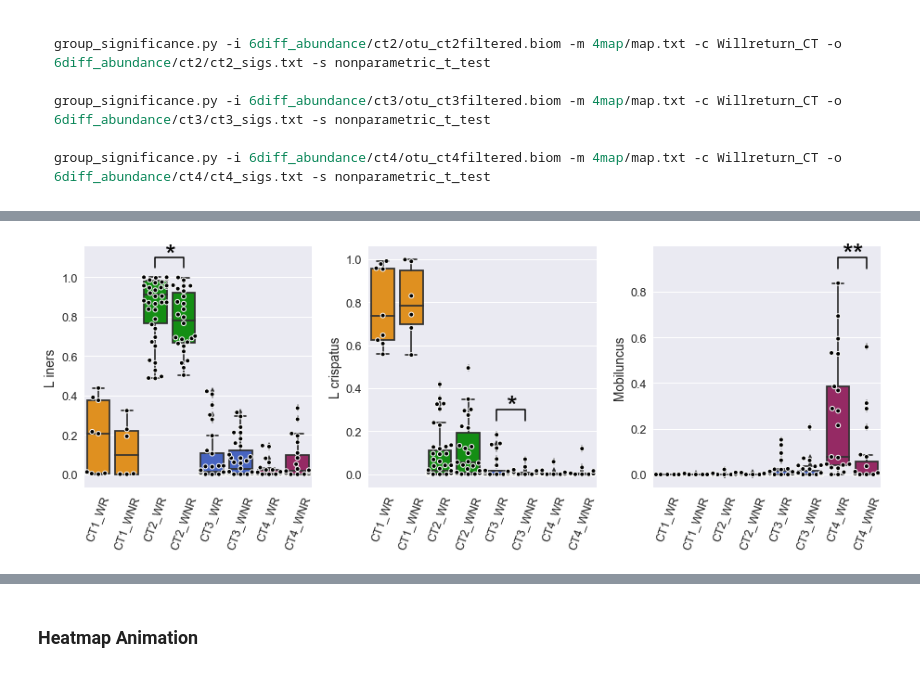
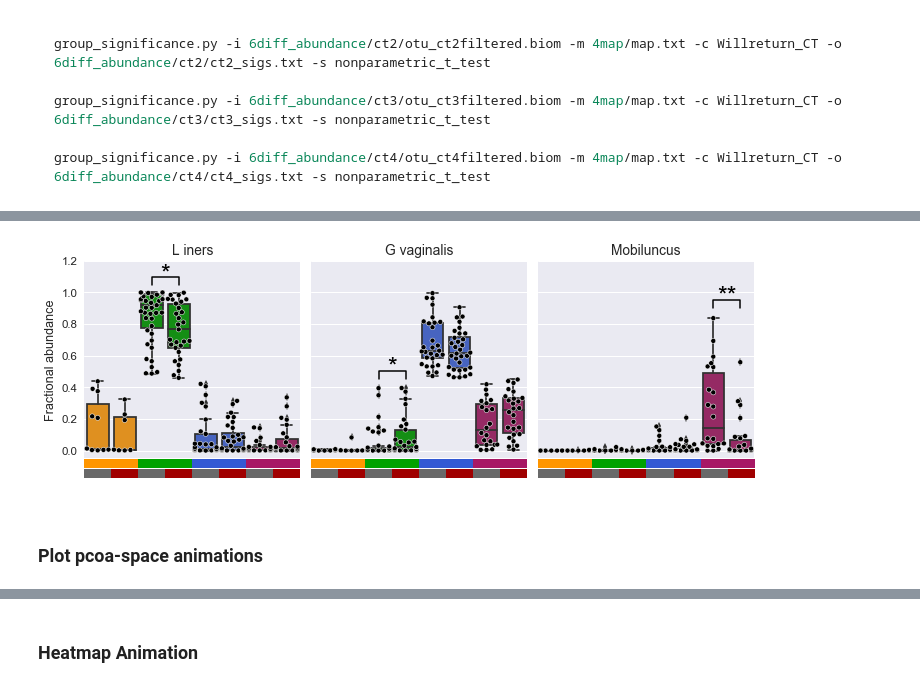
Before and after one commit to munozalexander/Cervicovaginal-Microbiome-Temporal-Dynamics, a Jupyter notebook: Markov_TaxaLevel.ipynb, the cells around one changed output, grey strips where cells are left out. Saved outputs shown, nothing was run; the diff lists cells and outputs as text; code cells hidden in the pictures.

```diff
--- a/Markov_TaxaLevel.ipynb
+++ b/Markov_TaxaLevel.ipynb
@@ -384,7 +385,7 @@ gs = gridspec.GridSpec(10, 10)
 gs.update(wspace=0, hspace=0)
 
 ct_cmap = pltcolors.ListedColormap(COLORS)
-hierarchy.set_link_color_palette([COLORS[i] for i in [3,2,0,1]])
+hierarchy.set_link_color_palette([COLORS[i] for i in [2,3,0,1]])
 ax1 = fig.add_subplot(gs[:-1, :])
 d = hierarchy.dendrogram(Z, no_labels=True, color_threshold=0.4*max(Z[:,2]), \
                          above_threshold_color='k', ax=ax1)
@@ -570,8 +587,8 @@ for t in range(timepoints):
                              edgecolors='w', \
                              s=80)
     prettify_ax(axarr[t])
-    xlabel = 'PC1 ' + str(round(float(col1),2))
-    ylabel = 'PC2 ' + str(round(float(col2),2))
+    xlabel = 'PC1 ' + str(int(float(col1)*100))+'%'
+    ylabel = 'PC2 ' + str(int(float(col2)*100))+'%'
     title = 'PCoA Timepoint ' + str(t+1)
     axarr[t].set_xlabel(xlabel, fontsize=15)
     axarr[t].set_ylabel(ylabel, fontsize=15)
@@ -1019,13 +864,12 @@ def print_sigs(ctnum, alpha=.05):
         pval = str(round(df.iloc[rownum,2],5))
         wontreturn_mean = df.iloc[rownum,:][str(ctnum)+'_wontreturn_mean']
         willreturn_mean = df.iloc[rownum,:][str(ctnum)+'_willreturn_mean']
-        if willreturn_mean < 50 and wontreturn_mean < 50:
-            pass #small abundances
-        else:
-            sigs.append(otu)
-            upwillreturn = "+" if willreturn_mean>wontreturn_mean else "-"
-            printstr = otu+' ==> '+pval+" ("+upwillreturn+")"
-            print printstr
+        if willreturn_mean < 200 and wontreturn_mean < 200:
+            continue #small abundances
+        sigs.append(otu)
+        upwillreturn = "+" if willreturn_mean>wontreturn_mean else "-"
+        printstr = otu+' ==> '+pval+" ("+upwillreturn+")"
+        print printstr
     return sigs
 
 print "Significantly different taxa with p-value and + for increased in returners, - for decreased"
@@ -1035,6 +879,7 @@ s2 = print_sigs(ctnum=2)
 s3 = print_sigs(ctnum=3)
 s4 = print_sigs(ctnum=4)
 all_significanttaxa = s1+s2+s3+s4
+all_significanttaxa = sorted(all_significanttaxa)[::-1]
 # %% [output]
 Significantly different taxa with p-value and + for increased in returners, - for decreased
 
@@ -1055,32 +900,63 @@ Actinomycetaceae Mobiluncus ==> 0.00799 (+)
 # %%
 # construct dataframe with siginificant taxa abundances and return status
 taxadf = deepcopy(fracotu[all_significanttaxa])
 taxadf['Willreturn_CT'] = deepcopy(map_df).set_index('#SampleID').Willreturn_CT.loc[taxadf.index]
 taxadf = taxadf.drop(taxadf[taxadf.Willreturn_CT=='NA'].index)
 
 # plot
-sns.set(font_scale=1.25)
-fig, axes = plt.subplots(1,3,figsize=(13,5))
-for e,a in enumerate(fig.axes):
-    sigtaxa = all_significanttaxa[e]
+sns.set(font_scale=1.15)
+fig = plt.figure(figsize=(12,4))
+gs = gridspec.GridSpec(3, 3, height_ratios=[20,1,1])
+gs.update(wspace=0.05, hspace=0)
+for e,sigtaxa in enumerate(all_significanttaxa):
+    a = fig.add_subplot(gs[0,e])
     sns.boxplot(x='Willreturn_CT', y=sigtaxa, data=taxadf, palette=np.repeat(COLORS,2), ax=a, \
                 order=[str(pre)+suf for pre in range(1,5) for suf in ['_willreturn','_wontreturn']])
-    sns.swarmplot(x='Willreturn_CT', y=sigtaxa, data=taxadf, color='0', linewidth=1, edgecolor='white', ax=a, \
+    sns.swarmplot(x='Willreturn_CT', y=sigtaxa, data=taxadf, color='0', linewidth=.5, edgecolor='white', ax=a, \
                   order=[str(pre)+suf for pre in range(1,5) for suf in ['_willreturn','_wontreturn']])
     a.set_xlabel('')
-    a.set_xticklabels(['CT'+str(pre)+suf for pre in range(1,5) for suf in ['_WR','_WNR']], rotation=70)
-    a.set_ylabel(['L iners', 'L crispatus', 'Mobiluncus'][e])
+    a.set_xticks([])
+    a.set_title(['L iners', 'G vaginalis', 'Mobiluncus'][e])
+    a.set_ylim([-.05,1.2])
+    a.set_ylabel('')
     if e==0:
         a.plot([2, 2, 3, 3], [1.05, 1.1, 1.1, 1.05], lw=1.5, c='k')
-        a.text((2+3)*.5, 1.04, "*", ha='center', va='bottom', color='k', fontsize=30)
+        a.text((2+3)*.5, 1.04, "*", ha='center', va='bottom', color='k', fontsize=25)
+        a.set_ylabel('Fractional abundance')
     elif e==1:
-        a.plot([4, 4, 5, 5], [.25, .3, .3, .25], lw=1.5, c='k')
-        a.text((4+5)*.5, .25, "*", ha='center', va='bottom', color='k', fontsize=30)
+        a.plot([2, 2, 3, 3], [.45, .5, .5, .45], lw=1.5, c='k')
+        a.text((2+3)*.5, .45, "*", ha='center', va='bottom', color='k', fontsize=25)
+        a.set_yticklabels([])
     elif e==2:
         a.plot([6, 6, 7, 7], [.9, .95, .95, .9], lw=1.5, c='k')
-        a.text((6+7)*.5, 0.9, "**", ha='center', va='bottom', color='k', fontsize=30)
-plt.tight_layout()
-#plt.savefig('figures/significant_taxa.pdf', bbox_inches='tight')
+        a.text((6+7)*.5, 0.9, "**", ha='center', va='bottom', color='k', fontsize=25)
+        a.set_yticklabels([])
+
+for col in range(3):
+    ax = fig.add_subplot(gs[1,col])
+    cmap = matplotlib.colors.ListedColormap(COLORS)
+    bounds = [0,1.9,2.9,3.9,4.9]
+    norm = matplotlib.colors.BoundaryNorm(bounds, cmap.N)
+    ax.imshow([[i for i in range(1,5) for j in range(6)]], cmap=cmap, norm=norm)
+#     for i in range(1,5):
+#         ax.text((i-1)*4+1,0.15,'CT'+str(i),weight='bold',color='k')
+    ax.axis('off')
+
+    ax = fig.add_subplot(gs[2,col])
+    cmap = matplotlib.colors.ListedColormap(COLORS2)
+    bounds = [-.1,.5,1.1]
+    norm = matplotlib.colors.BoundaryNorm(bounds, cmap.N)
+    ax.imshow([[j for i in range(1,5) for j in range(2) for k in range(3)]], cmap=cmap, norm=norm)
+#     for i in range(8):
+#         if i%2==0:
+#             ax.text(2*i+.2,0.15,'WR',weight='bold',color='k')
+#         else:
+#             ax.text(2*i,0.15,'WNR',weight='bold',color='k')
+    ax.axis('off')
+
+plt.savefig('figures/significant_taxa.pdf', bbox_inches='tight')
 plt.show()
 # %% [output]
-[figure, old version]
+[figure, new version]
+# %% [markdown]
+### Plot pcoa-space animations
```
Also changed, not shown: parts of 36 cells of this notebook, 36 other files.
